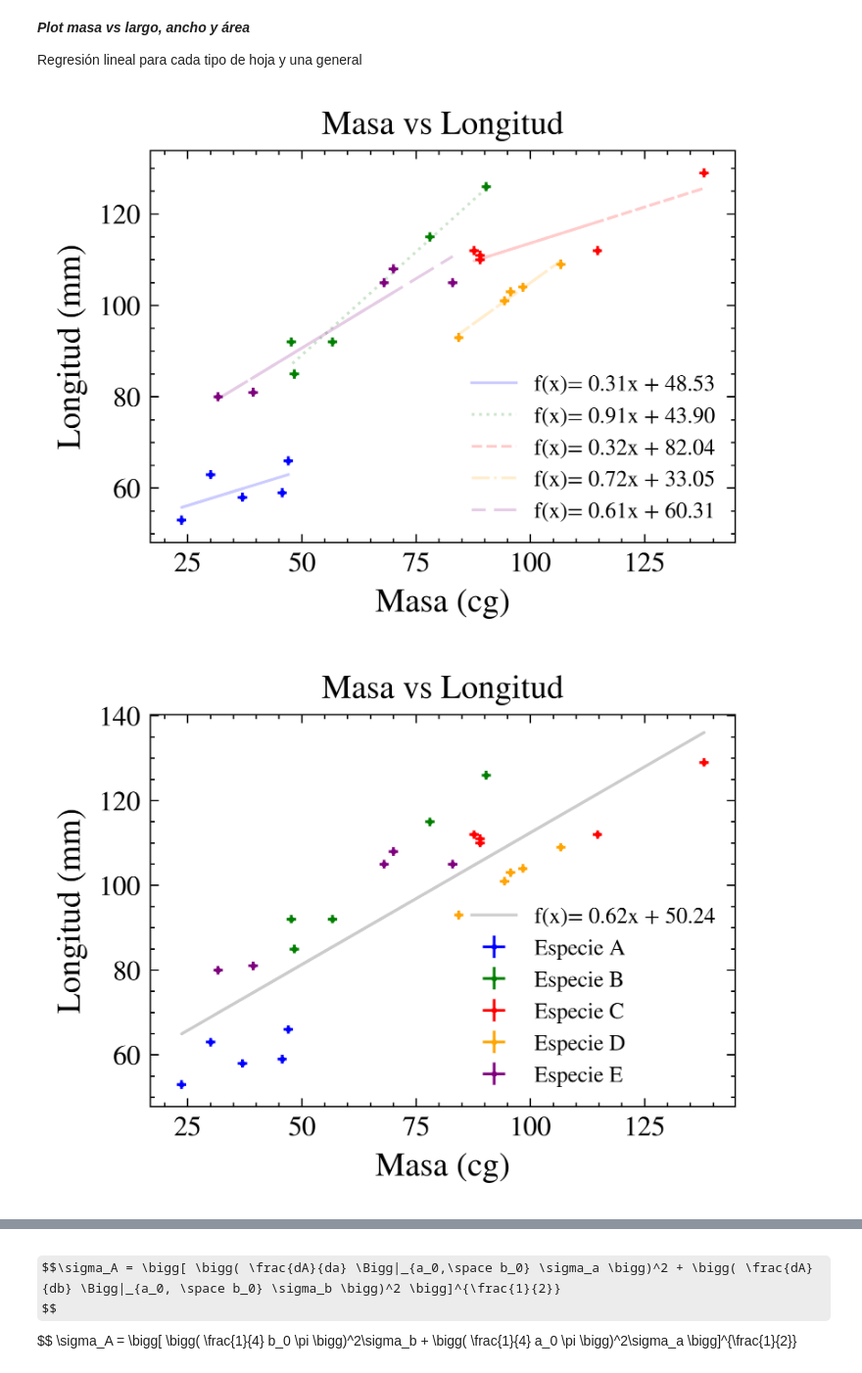
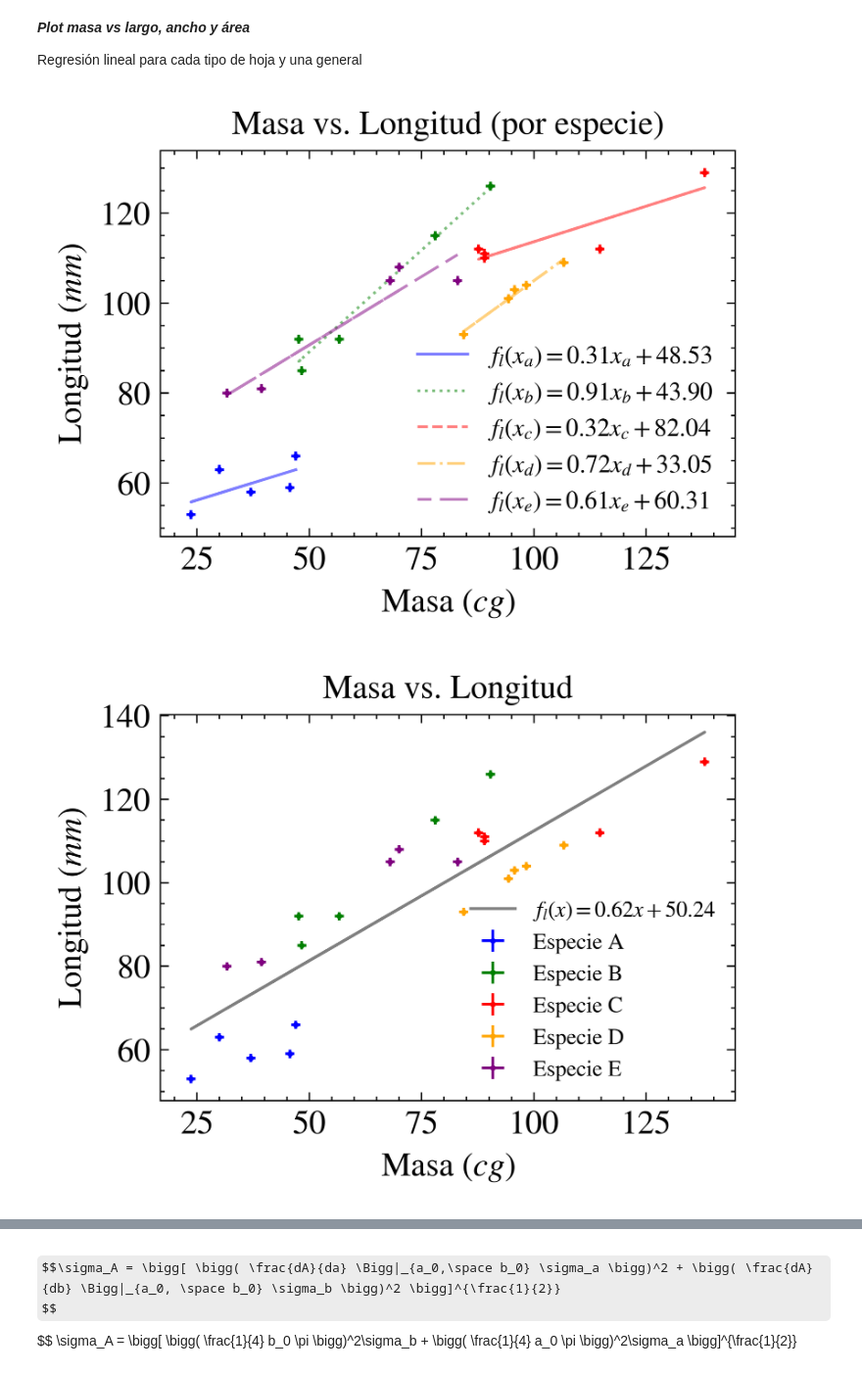
Before and after one commit to ignaschuemer7/Labo_I-Fisica_I, a Jupyter notebook: stats.ipynb, the cells around one changed output, grey strips where cells are left out. Shown at 98% size. Drawn from its saved outputs; the diff is of its cells as text; code cells hidden in the pictures; some formulas as TeX source.

```diff
--- a/stats.ipynb
+++ b/stats.ipynb
@@ -46,16 +46,18 @@ sistematicWeightError = (3* (0.1**2))**0.5
 sigmaWeightMeanError = 1
 
 clases = [(cA, 'Especie A', 'blue'), (cB, 'Especie B','green'), (cC, 'Especie C', 'red'), (cD, 'Especie D', 'orange'), (cE, 'Especie E', 'purple')]
-for clase in clases:
+for clase, letter in zip(clases, ['a', 'b', 'c', 'd', 'e']):
     massError = (sistematicWeightError**2 + sigmaWeightMeanError**2)**0.5
     plt.errorbar(clase[0]['weight']*100, clase[0]['length'], xerr=massError, yerr=tol, fmt='o', ms=diameter_points, color=clase[2], alpha=1)
     regression_coeffs = np.polyfit(clase[0]['weight']*100, clase[0]['length'], 1)
     regression_line = np.polyval(regression_coeffs, clase[0]['weight']*100)
-    plt.plot(clase[0]['weight']*100, regression_line, alpha=0.2, label=f'f(x)= {regression_coeffs[0]:.2f}x + {regression_coeffs[1]:.2f}', color = clase[2])
-plt.xlabel('Masa (cg)')
-plt.ylabel('Longitud (mm)')
-plt.title('Masa vs Longitud')
-plt.legend(fontsize=8)
+    plt.plot(clase[0]['weight']*100, regression_line, alpha=0.5, label=f'$f_l(x_{letter})= {regression_coeffs[0]:.2f}x_{letter} + {regression_coeffs[1]:.2f}$', color = clase[2])
+plt.xlabel(f'Masa $(cg)$')
+plt.ylabel(f'Longitud $(mm)$')
+plt.title('Masa vs. Longitud (por especie)')
+plt.legend(fontsize=9)
+plt.xticks(fontsize=12)
+plt.yticks(fontsize=12)
 plt.savefig('MvsL_mulR.pdf', format='pdf')
 plt.show()
 
@@ -65,13 +67,14 @@ for clase in clases:
     plt.errorbar(clase[0]['weight']*100, clase[0]['length'], xerr=massError, yerr=tol, fmt='o', label=clase[1], ms=diameter_points, color=clase[2], alpha=1)
 regression_coeffs = np.polyfit(df['weight']*100, df['length'], 1)
 regression_line = np.polyval(regression_coeffs, df['weight']*100)
-plt.plot(df['weight']*100, regression_line, label=f'f(x)= {regression_coeffs[0]:.2f}x + {regression_coeffs[1]:.2f}', alpha=0.2, color='black')
-plt.xlabel('Masa (cg)')
-plt.ylabel('Longitud (mm)')
-plt.title('Masa vs Longitud')
+plt.plot(df['weight']*100, regression_line, label=f'$f_l(x)= {regression_coeffs[0]:.2f}x + {regression_coeffs[1]:.2f}$', color='gray')
+plt.xlabel(f'Masa $(cg)$')
+plt.ylabel(f'Longitud $(mm)$')
+plt.title('Masa vs. Longitud')
 plt.legend(fontsize=8)
+plt.xticks(fontsize=12)
+plt.yticks(fontsize=12)
 plt.savefig('MvsLlinearR.pdf', format='pdf')
-#save as pdf
 plt.show()
 
 
@@ -82,43 +85,47 @@ for clase in clases:
     massError = (sistematicWeightError**2 + sigmaWeightMeanError**2)**0.5
     plt.errorbar(clase[0]['weight'] * 100, clase[0]['length'], xerr=massError, yerr=tol, fmt='o', label=clase[1], ms=diameter_points, color=clase[2], alpha=1)
 
 # Calcular la regresión lineal para los datos combinados de todas las clases
 combined_weights = np.concatenate([clase[0]['weight'] * 100 for clase in clases])
 combined_lengths = np.concatenate([clase[0]['length'] for clase in clases])
 regression_coeffs = np.polyfit(np.log(combined_weights), np.log(combined_lengths), 1)
 regression_line = np.polyval(regression_coeffs, np.log(combined_weights))
 
 # Convertir la recta ajustada de regresión a la escala original
-regression_line_original = np.exp(regression_line)
+# regression_line_original = np.exp(regression_line)
 
-plt.plot(combined_weights, regression_line_original, alpha=0.2, color='black', label=f'f(x)= {regression_coeffs[0]:.2f}x + {regression_coeffs[1]:.2f}')
-plt.xlabel('Masa (cg)')
-plt.ylabel('Longitud (mm)')
-plt.title('Masa vs Longitud')
+# plt.plot(combined_weights, regression_line_original, alpha=0.5, color='black', label=f'$f_h(x)= {regression_coeffs[0]:.2f}x + {regression_coeffs[1]:.2f}$')
+# plt.xlabel(f'Masa $(cg)$')
+# plt.ylabel(f'Longitud $(mm)$')
+# plt.title('Masa vs. Longitud')
 # Configuración de la escala logarítmica
-plt.xscale('log')
-plt.yscale('log')
-plt.legend(fontsize=8)
-plt.savefig('MvsLloglogR.pdf', format='pdf')
-# plt.legend()
-plt.show()
+# plt.xscale('log')
+# plt.yscale('log')
+# change ticks labels (more frequent)
+
+# plt.legend(fontsize=8)
+# plt.xticks(fontsize=12)
+# plt.yticks(fontsize=12)
+# plt.savefig('MvsLloglogR.pdf', format='pdf')
+# # plt.legend()
+# plt.show()
 
 def powerlaw(x, a, b):
     return a * x**b
 
 #hacer log de los datos y luego aplicar ley de potencia
 for clase in clases:
     massError = (sistematicWeightError**2 + sigmaWeightMeanError**2)**0.5
     plt.errorbar(np.log(clase[0]['weight'] * 100), np.log(clase[0]['length']), xerr=np.log(massError), yerr=np.log(tol), fmt='o', label=clase[1], ms=diameter_points, color=clase[2], alpha=1)
 popt, pcov = curve_fit(powerlaw, np.log(combined_weights), np.log(combined_lengths))
 # plt.plot(np.log(combined_weights), np.log(powerlaw(combined_weights, *popt)), alpha=0.2, color='black', label=f'f(x)= {popt[0]:.2f}x + {popt[1]:.2f}')
 
 plt.xlabel('Masa (cg)')
 plt.ylabel('Longitud (mm)')
 plt.title('Masa vs Longitud')
 plt.legend(fontsize=8)
 plt.savefig('MvsLlogR.pdf', format='pdf')
 plt.show()
 # %% [output]
-[figure, old version]
+[figure, new version]
-[figure, old version]
+[figure, new version]
```
Also changed, not shown: parts of 7 cells of this notebook, 17 other files.
